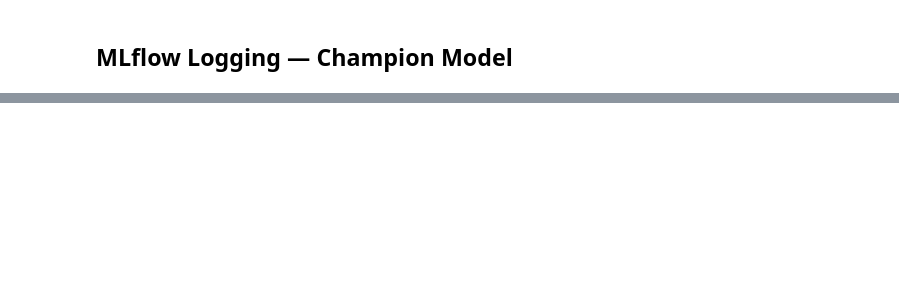
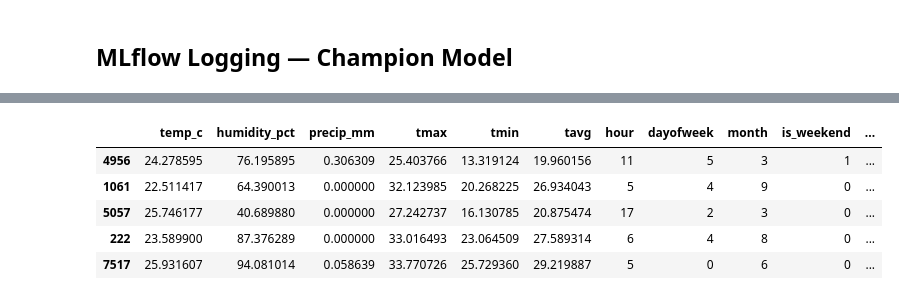
Before and after one commit to oluwadunni1/electricity-distribution-forecast, a Jupyter notebook: Notebooks/Experiments.ipynb, the cells around one changed output, grey strips where cells are left out. Drawn from its saved outputs; the diff is of its cells as text; code cells hidden in the pictures; blank space fills up the shorter version.

Commit message:
Update Notebook, Test Api

```diff
--- a/Notebooks/Experiments.ipynb
+++ b/Notebooks/Experiments.ipynb
@@ -469,8 +484,17 @@ Created version '4' of model 'Electricity-Load-Forecaster'.
 🧪 View experiment at: https://dagshub.com/dunnioluajayi/electricity-distribution-forecast.mlflow/#/experiments/2
 Successfully logged params, metrics, and registered the production candidate model!
 # %%
-sample = test[fe.RAW_REQUIRED_COLUMNS].sample(20, random_state=42)
+sample = test[fe.RAW_REQUIRED_COLUMNS + ["timestamp"]].sample(20, random_state=42)
 sample.to_parquet("../data/interim/pipeline_test_sample.parquet", index=False)
+# %%
+sample.head(5)
+# %% [output]
+|  | temp_c | humidity_pct | precip_mm | tmax | tmin | tavg | hour | dayofweek | month | is_weekend | ... |
+| 4956 | 24.278595 | 76.195895 | 0.306309 | 25.403766 | 13.319124 | 19.960156 | 11 | 5 | 3 | 1 | ... |
+| 1061 | 22.511417 | 64.390013 | 0.000000 | 32.123985 | 20.268225 | 26.934043 | 5 | 4 | 9 | 0 | ... |
+| 5057 | 25.746177 | 40.689880 | 0.000000 | 27.242737 | 16.130785 | 20.875474 | 17 | 2 | 3 | 0 | ... |
+| 222 | 23.589900 | 87.376289 | 0.000000 | 33.016493 | 23.064509 | 27.589314 | 6 | 4 | 8 | 0 | ... |
+| 7517 | 25.931607 | 94.081014 | 0.058639 | 33.770726 | 25.729360 | 29.219887 | 5 | 0 | 6 | 0 | ... |
 # %%
 import mlflow
 print(mlflow.pyfunc.get_model_dependencies("models:/Electricity-Load-Forecaster@champion"))
```
Also changed, not shown: parts of 11 cells of this notebook, 4 other files.
